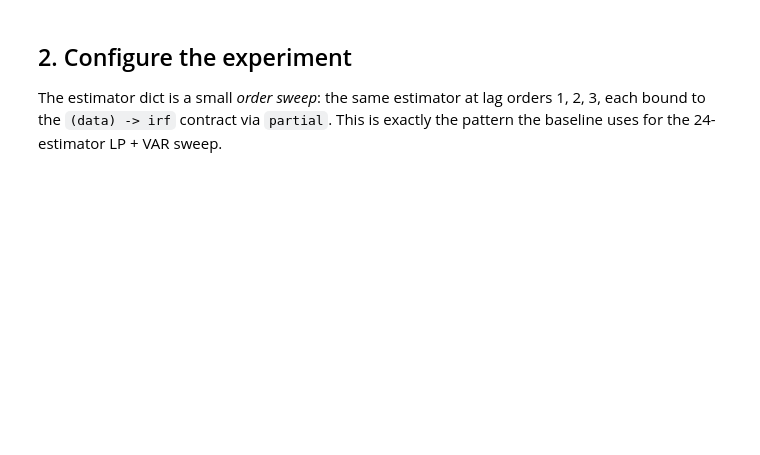
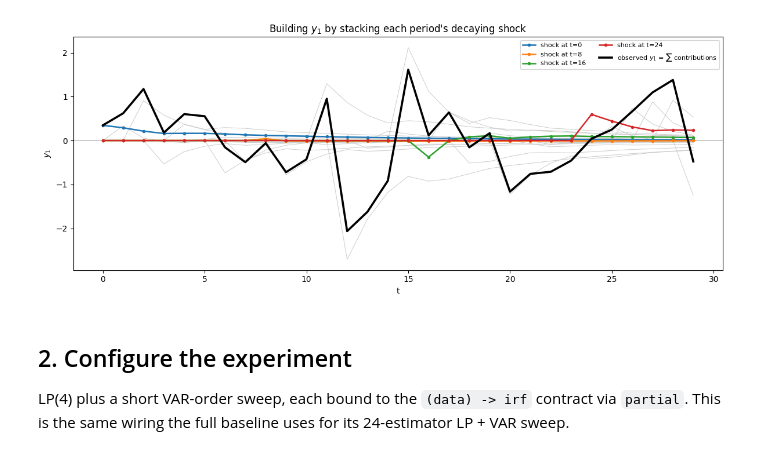
Before and after one commit to Aaron030/Monte_Carlo-LP_vs_VAR, a Jupyter notebook: experiments/example_use.ipynb, the cells around one changed output. Saved outputs shown, nothing was run; the diff lists cells and outputs as text; code cells hidden in the pictures; blank space fills up the shorter version.

```diff
--- a/experiments/example_use.ipynb
+++ b/experiments/example_use.ipynb
@@ -34,5 +90,37 @@ dgp = partial(arma_dgp, spec=DGP_SPEC)
+# %%
+from mcsim.dgp import var_ma_matrices
+
+bu_rng = np.random.default_rng(1)
+T_bu = 30
+eps_bu = bu_rng.standard_normal((T_bu, 2))   # structural shocks, starting from rest at t=0
+Psi = var_ma_matrices(DGP_SPEC.A, T_bu)       # (T_bu+1, 2, 2)
+Bmat = DGP_SPEC.B
+
+# contribution of the period-s shock to y_1 at each time t >= s
+contrib = np.zeros((T_bu, T_bu))              # contrib[s, t]
+for s in range(T_bu):
+    for t in range(s, T_bu):
+        contrib[s, t] = (Psi[t - s] @ Bmat @ eps_bu[s])[0]
+
+t_axis = np.arange(T_bu)
+y1 = contrib.sum(axis=0)                      # observed y_1 = sum of every shock's decaying path
+highlight = [0, 8, 16, 24]
+
+fig, ax = plt.subplots(figsize=(12, 5))
+for s in range(T_bu):                         # every shock's decaying contribution (faint)
+    ax.plot(t_axis, contrib[s], color="0.8", lw=0.7, zorder=1)
+for s in highlight:                           # a few highlighted so the decay shape is visible
+    ax.plot(t_axis, contrib[s], lw=1.8, marker="o", ms=3, zorder=3, label=f"shock at t={s}")
+ax.plot(t_axis, y1, "k-", lw=2.6, zorder=4, label=r"observed $y_1$ = $\sum$ contributions")
+ax.axhline(0, color="gray", lw=0.5)
+ax.set_title(r"Building $y_1$ by stacking each period's decaying shock")
+ax.set_xlabel("t"); ax.set_ylabel("$y_1$")
+ax.legend(fontsize=8, ncol=2)
+fig.tight_layout(); plt.show()
+# %% [output]
+[figure, added]
 # %% [markdown]
 ## 2. Configure the experiment
 
-The estimator dict is a small *order sweep*: the same estimator at lag orders 1, 2, 3, each bound to the `(data) -> irf` contract via `partial`. This is exactly the pattern the baseline uses for the 24-estimator LP + VAR sweep.
+LP(4) plus a short VAR-order sweep, each bound to the `(data) -> irf` contract via `partial`. This is the same wiring the full baseline uses for its 24-estimator LP + VAR sweep.
 # %%
```
Also changed, not shown: parts of 14 cells of this notebook, 5 other files.
